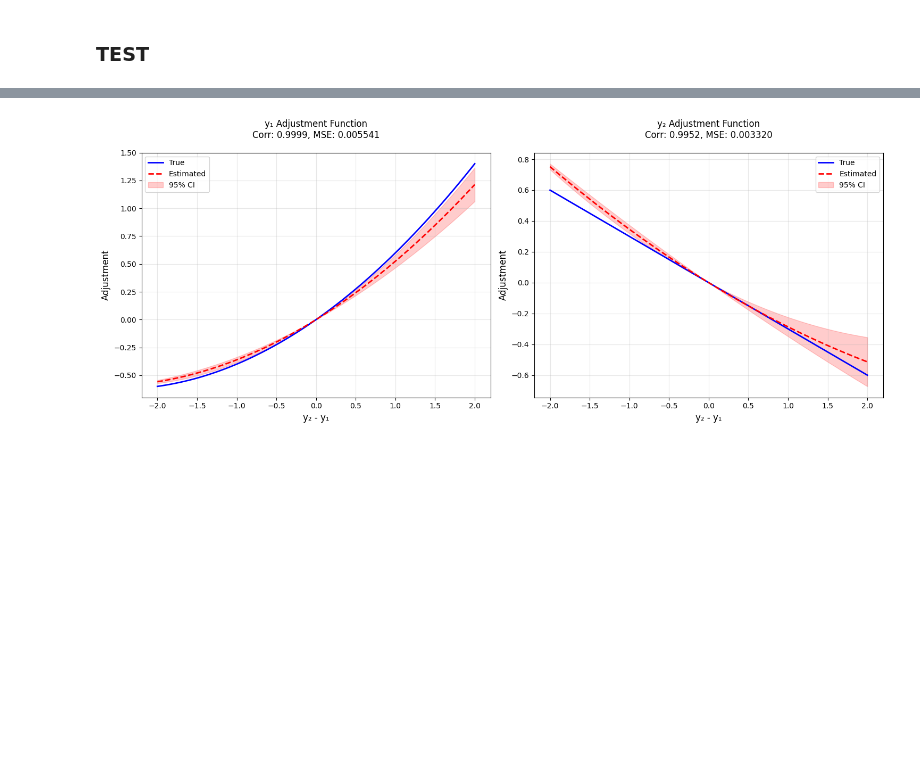
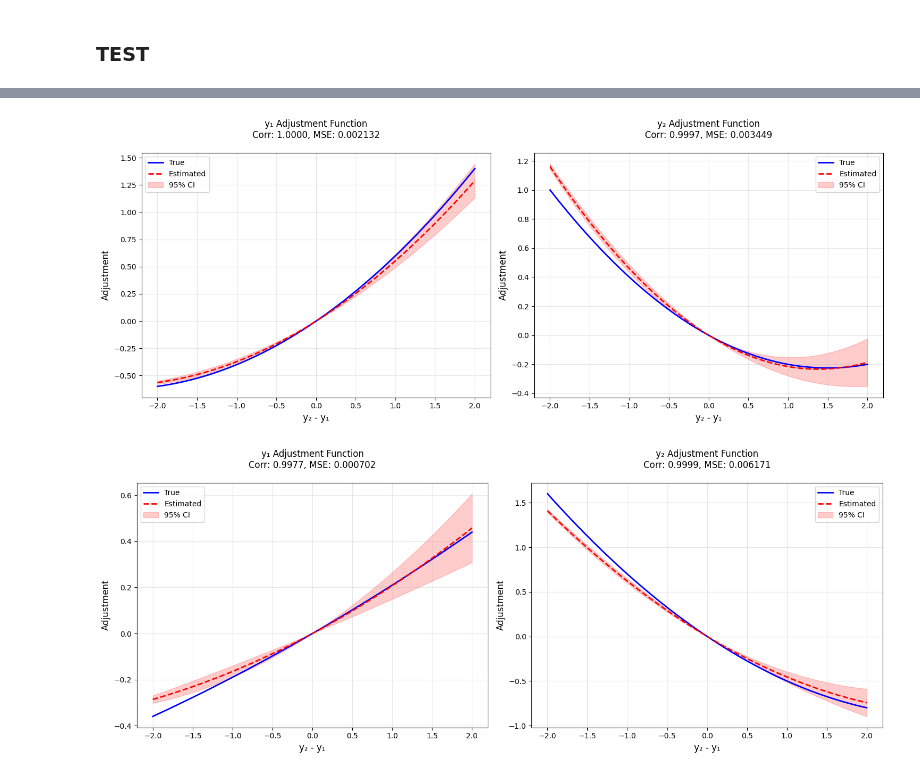
Before and after one commit to nsambel1980/causal_discovery, a Jupyter notebook: Convex_VECM.ipynb, the cells around one changed output, grey strips where cells are left out. Saved outputs shown, nothing was run; the diff lists cells and outputs as text; code cells hidden in the pictures; blank space fills up the shorter version.

```diff
--- a/Convex_VECM.ipynb
+++ b/Convex_VECM.ipynb
@@ -349,14 +422,16 @@ Nonlinearity test p-values:
 # %%
 import numpy as np
 from scipy.stats import pearsonr
+import matplotlib.pyplot as plt
+import pandas as pd
 
-def test_model_fit(model_results, alpha=0.05, z_range=(-2, 2), n_points=100):
+def test_model_fit(model_results, y1_coef=[0.5, 0.1], y2_coef = [-0.3, 0.0], alpha=0.05, z_range=(-2, 2), n_points=100):
   """
   Plot estimated adjustment functions with confidence intervals and true functions
 
   True processes:
-    y1: α₁(z) = 0.5z + 0.1z² where z = y2 - y1
-    y2: α₂(z) = -0.3z where z = y2 - y1
+    y1: α₁(z) = y1_coef_0*z + y1_coef_1*z²
+    y2: α₂(z) = y2_coef_0*z + y2_coef_1*z², where z = y2 - y1
 
   Parameters:
   -----------
@@ -374,8 +449,8 @@ def test_model_fit(model_results, alpha=0.05, z_range=(-2, 2), n_points=100):
   z = np.linspace(z_range[0], z_range[1], n_points)
 
   # True adjustment functions
-  true_adj_y1 = 0.5*z + 0.1*z**2
-  true_adj_y2 = -0.3*z
+  true_adj_y1 = y1_coef[0]*z + y1_coef[1]*z**2
+  true_adj_y2 = y2_coef[0]*z + y2_coef[1]*z**2
 
   # Estimated adjustment functions
   est_adj_y1 = model_results['alpha_y_star'][0] * z + model_results['alpha_prime'][0] * z**2
@@ -456,6 +531,20 @@ def test_model_fit(model_results, alpha=0.05, z_range=(-2, 2), n_points=100):
   # Adjust layout
   plt.tight_layout()
 
+  # Print results
+  print("\nModel Results:")
+  print("------------------------")
+  print(f"Linear coefficient y1_lower: {model_results['alpha_y_star'][0] - t_crit*se_linear[0]:.2f}")
+  print(f"Linear coefficient y1_upper: {model_results['alpha_y_star'][0] + t_crit*se_linear[0]:.2f}")
+  print(f"Quadratic coefficient y1_lower:    {model_results['alpha_prime'][0] - t_crit*se_quad[0]:.2f}")
+  print(f"Quadratic coefficient y1_upper:    {model_results['alpha_prime'][0] + t_crit*se_quad[0]:.2f}")
+
+  print(f"Linear coefficient y2_lower: {model_results['alpha_y_star'][1] - t_crit*se_linear[1]:.2f}")
+  print(f"Linear coefficient y2_upper: {model_results['alpha_y_star'][1] + t_crit*se_linear[1]:.2f}")
+  print(f"Quadratic coefficient y2_lower: {model_results['alpha_prime'][1] - t_crit*se_quad[1]:.2f}")
+  print(f"Quadratic coefficient y2_upper: {model_results['alpha_prime'][1] + t_crit*se_quad[1]:.2f}")
+  print("------------------------")
+
   return {
       'correlations': {'y1': corr_y1, 'y2': corr_y2},
       'mse': {'y1': mse_y1, 'y2': mse_y2},
@@ -465,11 +554,10 @@ def test_model_fit(model_results, alpha=0.05, z_range=(-2, 2), n_points=100):
       }
   }
 
-# Run test with previous model
-if __name__ == "__main__":
-    # Generate data and fit model as before
+def generate_data(y1_coef, y2_coef, T=1000):
+    """ generate data for testing """
+    import numpy as np
     np.random.seed(42)
-    T = 1000
 
     e1 = np.random.normal(0, 1, T)
     e2 = np.random.normal(0, 1, T)
@@ -478,14 +566,52 @@ if __name__ == "__main__":
     y2 = np.zeros(T)
 
     for t in range(1, T):
-        y1[t] = y1[t-1] + 0.5*(y2[t-1] - y1[t-1]) + 0.1*(y2[t-1] - y1[t-1])**2 + e1[t]
-        y2[t] = y2[t-1] - 0.3*(y2[t-1] - y1[t-1]) + e2[t]
+        y1[t] = y1[t-1] + y1_coef[0]*(y2[t-1] - y1[t-1]) + y1_coef[1]*(y2[t-1] - y1[t-1])**2 + e1[t]
+        y2[t] = y2[t-1] + y2_coef[0]*(y2[t-1] - y1[t-1]) + y2_coef[1]*(y2[t-1] - y1[t-1])**2 + e2[t]
 
     data = pd.DataFrame(np.column_stack([y1, y2]), columns=['y1', 'y2'])
+    return data
+
+# Run test with previous model
+if __name__ == "__main__":
+    # Generate data and fit model as before
+
+    # TEST 1:
+    print('-----------TEST 1----------')
+    y1_coef = [ 0.5, 0.1]
+    y2_coef = [-0.3, 0.1]
+
+    data = generate_data(y1_coef=y1_coef, y2_coef=y2_coef)
 
     model = NonlinearVECM(data)
     results = model.fit()
 
     # Run validation
-    validation_results = test_model_fit(results)
+    validation_results = test_model_fit(results,y1_coef=y1_coef, y2_coef=y2_coef)
+
+    # TEST 2:
+    print('-----------TEST 2----------')
+    y1_coef = [ 0.2, 0.01]
+    y2_coef = [-0.6, 0.1 ]
+
+    data = generate_data(y1_coef=y1_coef, y2_coef=y2_coef)
+
+    model = NonlinearVECM(data)
+    results = model.fit()
+
+    # Run validation
+    validation_results = test_model_fit(results,y1_coef=y1_coef, y2_coef=y2_coef)
+
+    # TEST 3:
+    print('-----------TEST 3----------')
+    y1_coef = [ 0.9, 0.0]
+    y2_coef = [-0.1, 0.0]
+
+    data = generate_data(y1_coef=y1_coef, y2_coef=y2_coef)
+
+    model = NonlinearVECM(data)
+    results = model.fit()
+
+    # Run validation
+    validation_results = test_model_fit(results,y1_coef=y1_coef, y2_coef=y2_coef)
 # %% [output]
@@ -510 +635,2 @@ y2: 0.003320
-[figure, old version]
+[figure, new version]
+[figure, added]
```
Also changed, not shown: parts of 2 cells of this notebook.
